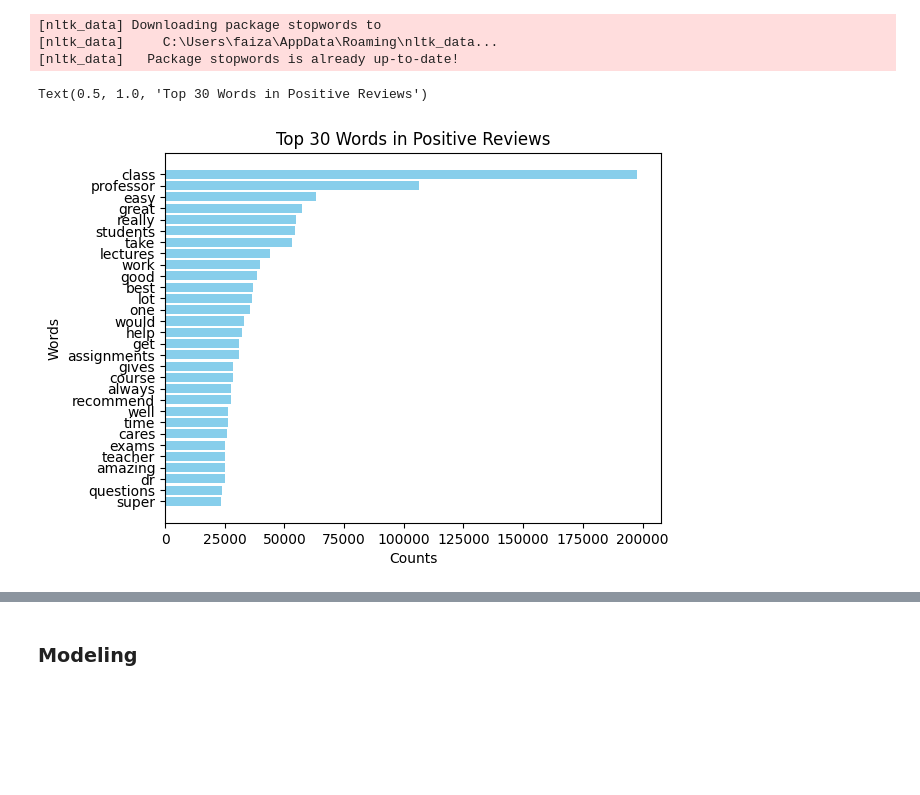
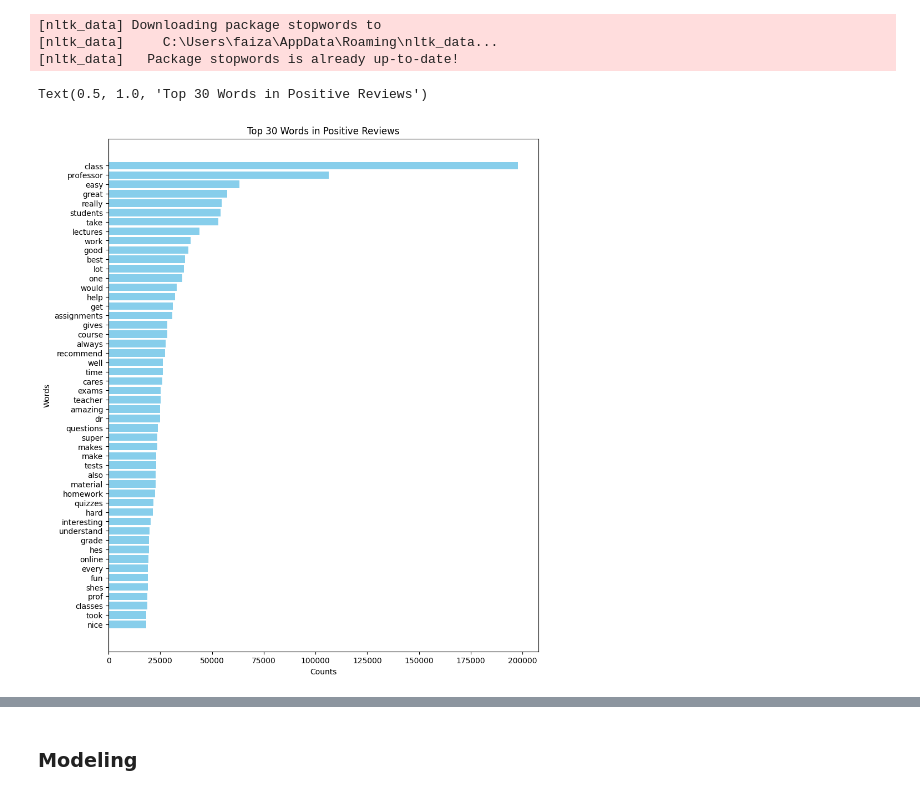
Before and after one commit to JudeRgamba/CSE-158R-Assignment-2, a Jupyter notebook: assignment2.ipynb, the cells around one changed output, grey strips where cells are left out. Drawn from its saved outputs; the diff is of its cells as text; code cells hidden in the pictures; blank space fills up the shorter version.

Commit message:
Added better graphs

```diff
--- a/assignment2.ipynb
+++ b/assignment2.ipynb
@@ -160,17 +160,19 @@ counts.sort(reverse=True)
 [nltk_data]     C:\Users\faiza\AppData\Roaming\nltk_data...
 [nltk_data]   Package stopwords is already up-to-date!
 # %%
-small_data_pos = counts[:30]
+small_data_pos = counts[:50]
 small_data_pos.reverse()
-word_count, words = zip(*small_data_pos)
+word_count_pos, words_pos = zip(*small_data_pos)
 
-plt.barh(words, word_count, color='skyblue')
+plt.figure(figsize=(10, 12))
+plt.barh(words_pos, word_count_pos, color='skyblue')
 plt.xlabel('Counts')
 plt.ylabel('Words')
+plt.yticks(fontsize=10)
 plt.title('Top 30 Words in Positive Reviews')
 # %% [output]
 Text(0.5, 1.0, 'Top 30 Words in Positive Reviews')
-[figure, old version]
+[figure, new version]
 # %%
 negative_df = df_train[df_train['rating'].astype(float) < 3]
 punctuation = set(string.punctuation)
```
Also changed, not shown: parts of 4 cells of this notebook.
